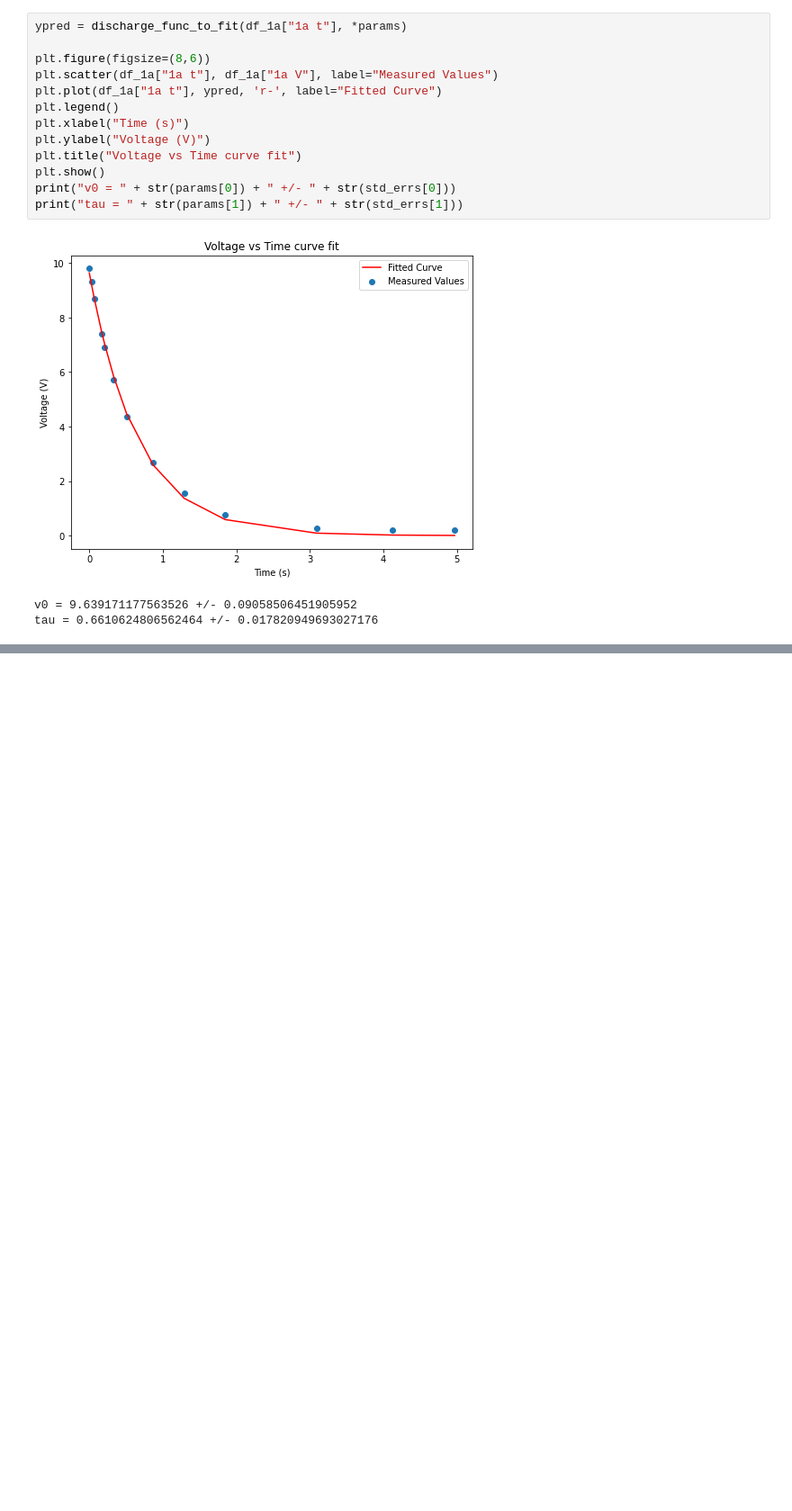
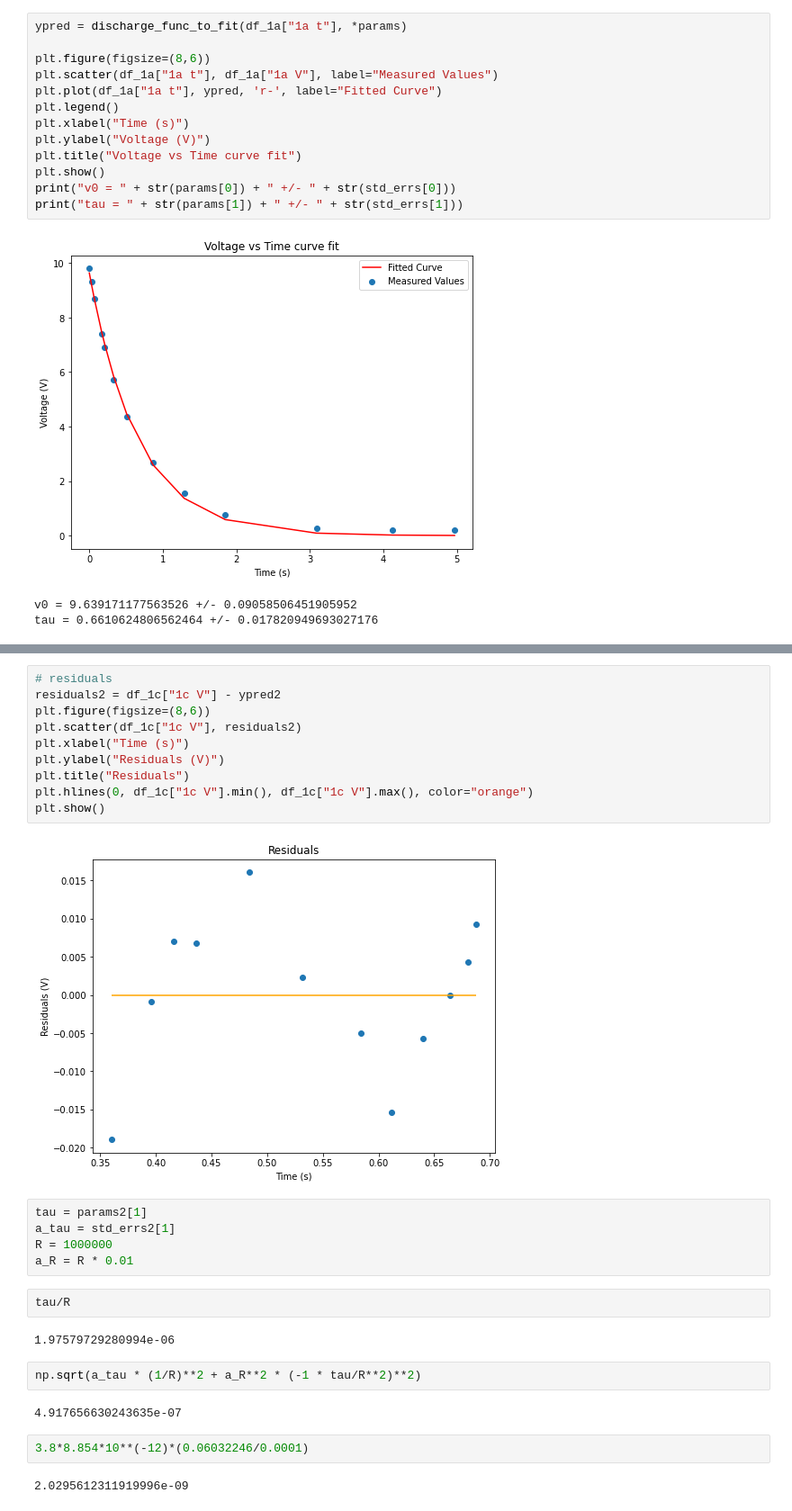
Before and after one commit to evilpegasus/physics5bl, a Jupyter notebook: rc_rcl_lab/rc_rcl.ipynb, the cells around one changed output, grey strips where cells are left out. Shown: that part at 90% size. Saved outputs shown, nothing was run; the diff lists cells and outputs as text; blank space fills up the shorter version.

```diff
--- a/rc_rcl_lab/rc_rcl.ipynb
+++ b/rc_rcl_lab/rc_rcl.ipynb
@@ -80,0 +151,29 @@ tau = 0.6610624806562464 +/- 0.017820949693027176
+# %%
+# residuals
+residuals2 = df_1c["1c V"] - ypred2
+plt.figure(figsize=(8,6))
+plt.scatter(df_1c["1c V"], residuals2)
+plt.xlabel("Time (s)")
+plt.ylabel("Residuals (V)")
+plt.title("Residuals")
+plt.hlines(0, df_1c["1c V"].min(), df_1c["1c V"].max(), color="orange")
+plt.show()
+# %% [output]
+[figure, added]
+# %%
+tau = params2[1]
+a_tau = std_errs2[1]
+R = 1000000
+a_R = R * 0.01
+# %%
+tau/R
+# %% [output]
+1.97579729280994e-06
+# %%
+np.sqrt(a_tau * (1/R)**2 + a_R**2 * (-1 * tau/R**2)**2)
+# %% [output]
+4.917656630243635e-07
+# %%
+3.8*8.854*10**(-12)*(0.06032246/0.0001)
+# %% [output]
+2.0295612311919996e-09
```
Also changed, not shown: parts of 7 cells of this notebook.
